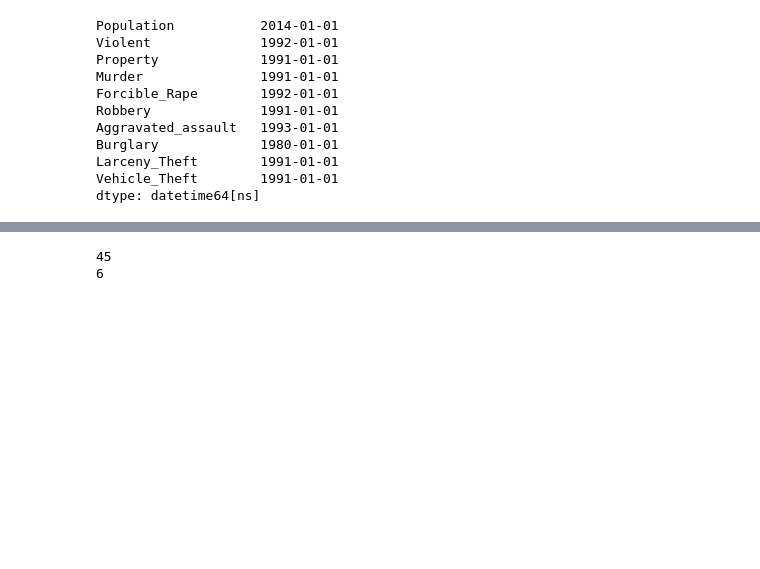
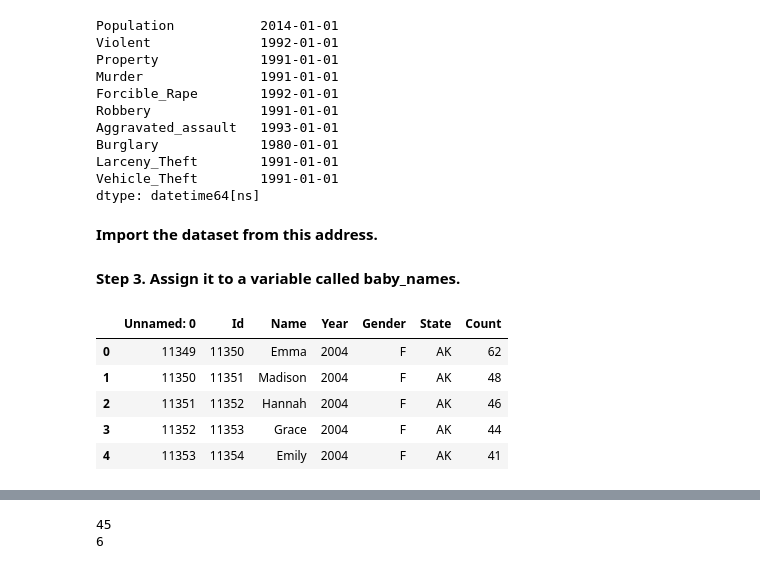
Before and after one commit to TasmiyaSabha/TasmiyaSabha, a Jupyter notebook: Py_libfunctions.ipynb, the cells around one changed output, grey strips where cells are left out. Drawn from its saved outputs; the diff is of its cells as text; code cells hidden in the pictures; blank space fills up the shorter version.

```diff
--- a/Py_libfunctions.ipynb
+++ b/Py_libfunctions.ipynb
@@ -135,3 +135,5 @@ Burglary             1980-01-01
 Larceny_Theft        1991-01-01
 Vehicle_Theft        1991-01-01
 dtype: datetime64[ns]
+# %% [markdown]
+**Import the dataset from this address.**
@@ -137,0 +142,12 @@ dtype: datetime64[ns]
+# %% [markdown]
+**Step 3. Assign it to a variable called baby_names.**
+# %%
+baby_names=pd.read_csv(url)
+baby_names.head()
+# %% [output]
+|  | Unnamed: 0 | Id | Name | Year | Gender | State | Count |
+| 0 | 11349 | 11350 | Emma | 2004 | F | AK | 62 |
+| 1 | 11350 | 11351 | Madison | 2004 | F | AK | 48 |
+| 2 | 11351 | 11352 | Hannah | 2004 | F | AK | 46 |
+| 3 | 11352 | 11353 | Grace | 2004 | F | AK | 44 |
+| 4 | 11353 | 11354 | Emily | 2004 | F | AK | 41 |
```
Also changed, not shown: parts of 22 cells of this notebook.
